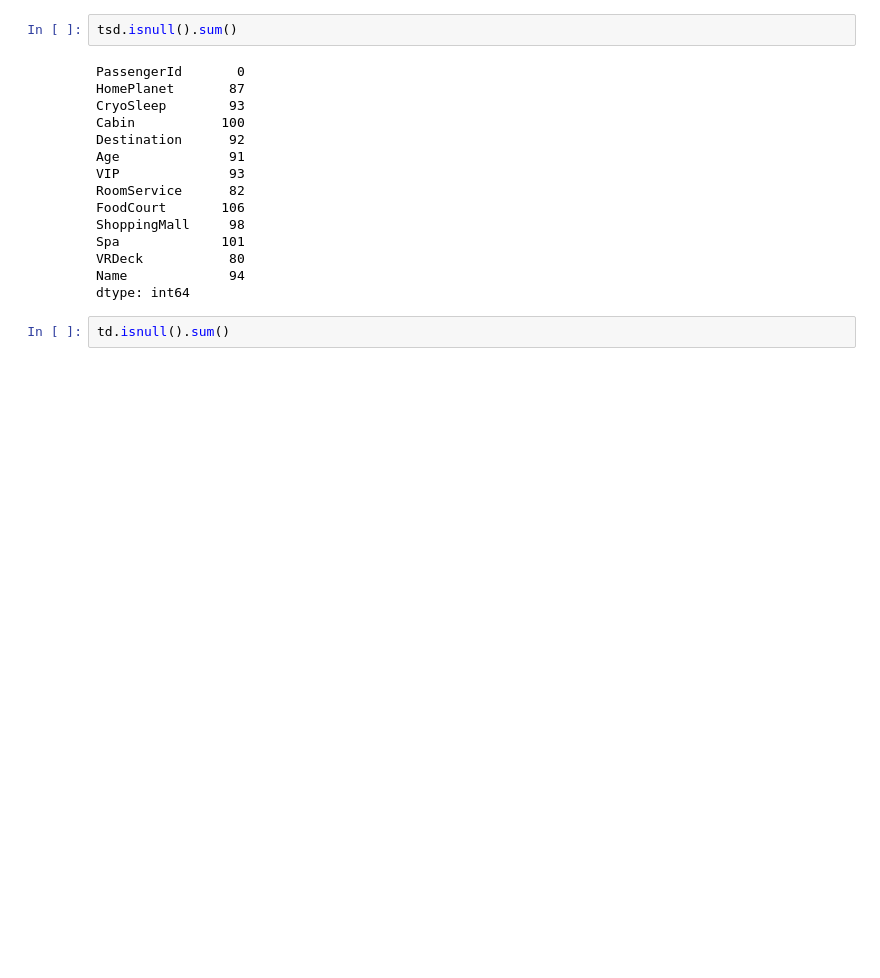
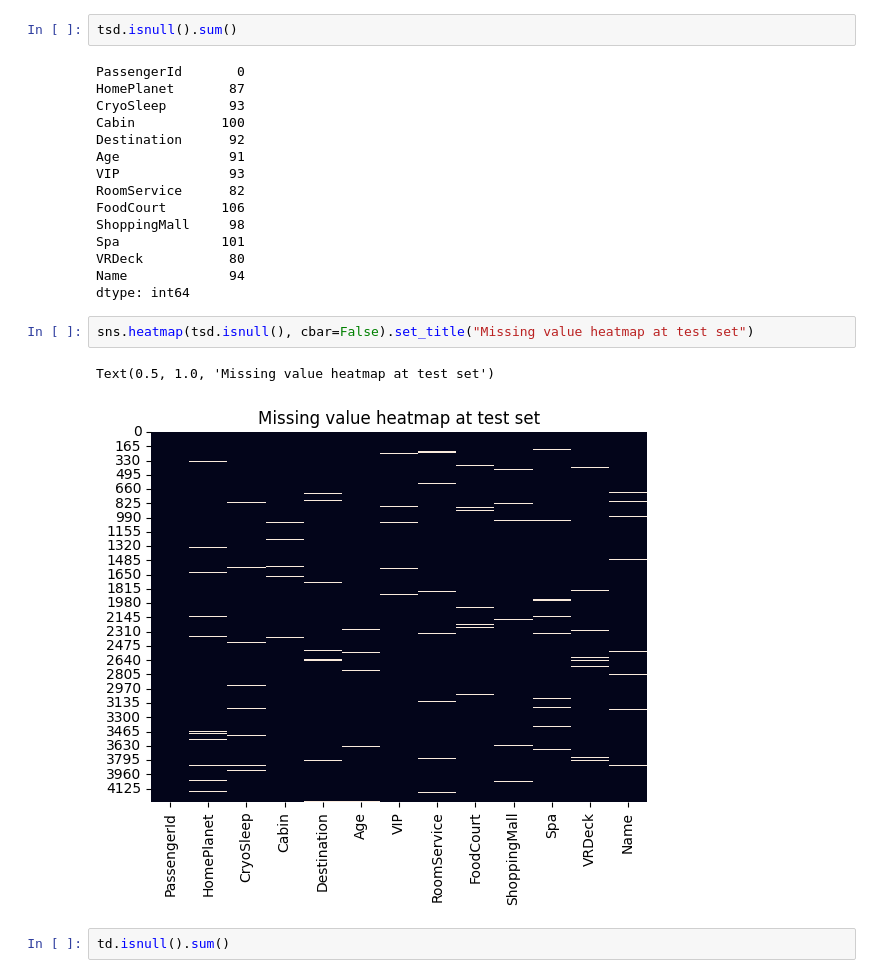
Before and after one commit to DanilVelikiy/kaggle_titanic, a Jupyter notebook: titanic.ipynb, the cells around one changed output. Drawn from its saved outputs; the diff is of its cells as text; blank space fills up the shorter version.

```diff
--- a/titanic.ipynb
+++ b/titanic.ipynb
@@ -97,6 +126,11 @@ Spa             101
 VRDeck           80
 Name             94
 dtype: int64
+# %%
+sns.heatmap(tsd.isnull(), cbar=False).set_title("Missing value heatmap at test set")
+# %% [output]
+Text(0.5, 1.0, 'Missing value heatmap at test set')
+[figure, added]
 # %%
 td.isnull().sum()
 # %% [output]
```
Also changed, not shown: parts of 61 cells of this notebook.
